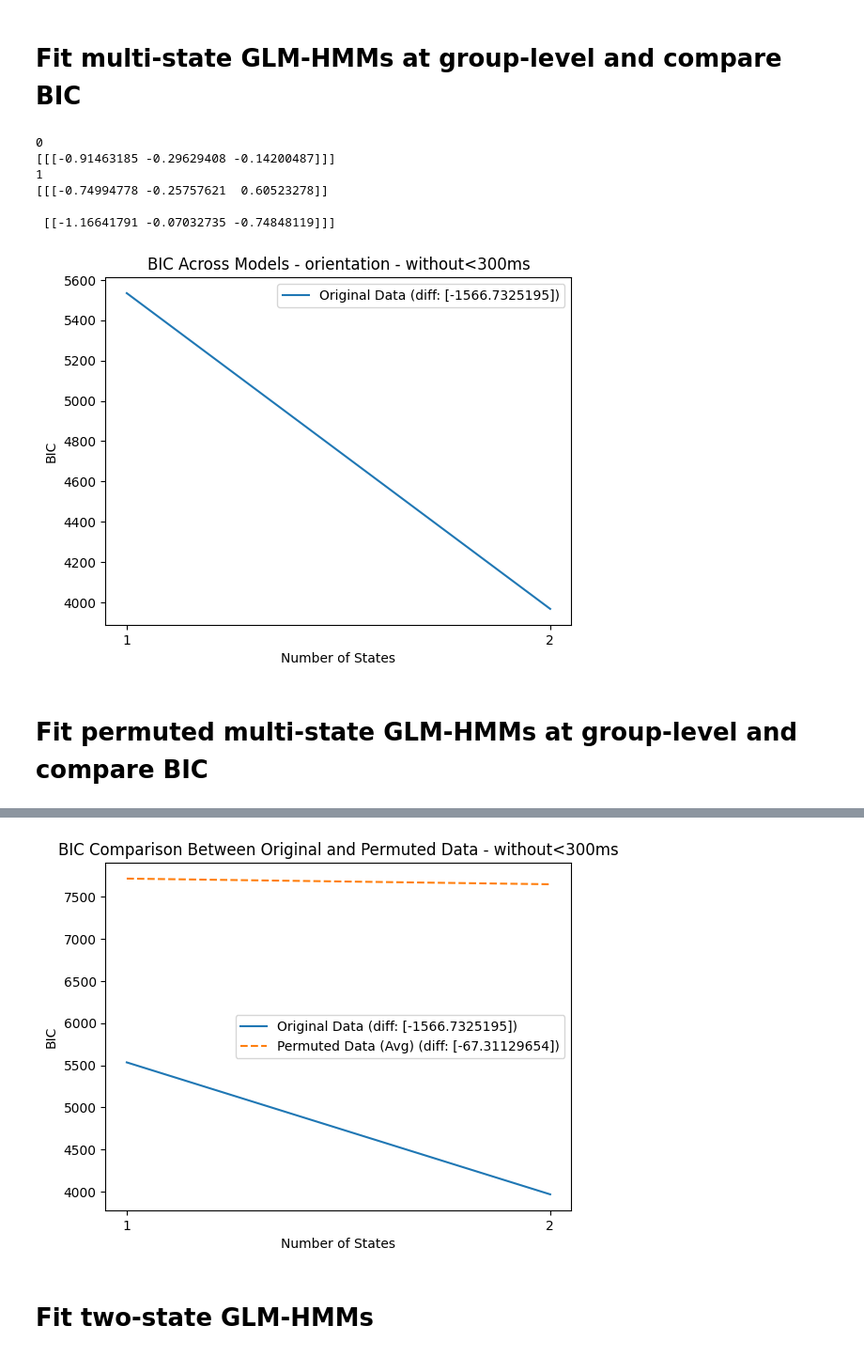
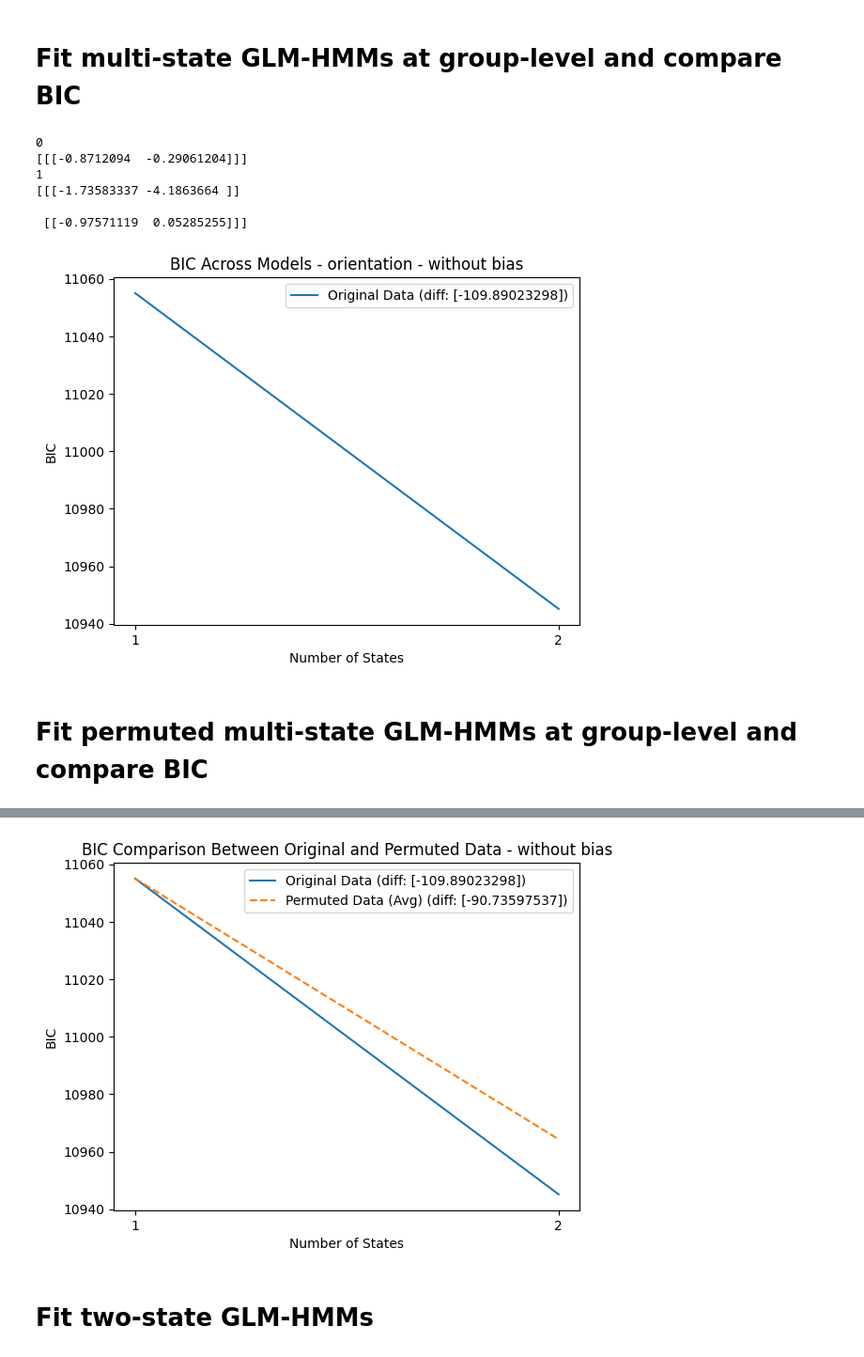
Before and after one commit to cocoltre/Visual-Perception, a Jupyter notebook: GLM_HMM_predictive_templates.ipynb, the cells around one changed output, grey strips where cells are left out. Shown at 94% size. Saved outputs shown, nothing was run; the diff lists cells and outputs as text; code cells hidden in the pictures.

```diff
--- a/GLM_HMM_predictive_templates.ipynb
+++ b/GLM_HMM_predictive_templates.ipynb
@@ -242,7 +242,7 @@ for load_idx in participants:
     new_inpts[:, 0] = this_data['theta'].copy()
     new_inpts[:, 1] = this_data['prev_resp'].copy()
     #new_inpts[:, 2] = this_data['previous_contrast'].copy()
-    new_inpts[:, 2] = np.ones(this_data.shape[0])
+    #new_inpts[:, 2] = np.ones(this_data.shape[0])
     inpts.append(new_inpts)
 
     new_choices = this_data['resp'].copy()
@@ -259,8 +259,8 @@ n_iter = 100
 transition_alpha = 1
 prior_sigma = 10
 
-#iter_array = np.full([n_iter, 2], np.nan)
-iter_array = np.full([n_iter, 3], np.nan)
+iter_array = np.full([n_iter, 2], np.nan)
+#iter_array = np.full([n_iter, 3], np.nan) #change_for_adding_bias
 for idx in range(n_iter):
 
     one_state_glmhmm = HMM(num_states, obs_dim, input_dim,
@@ -270,6 +270,6 @@ for idx in range(n_iter):
                     transition_kwargs=dict(alpha=transition_alpha, kappa=0))
     print(one_state_glmhmm.params)
     one_state_glmhmm.fit(choices, inputs=inpts, method="em", num_iters=N_iters, initialize = True, tolerance=10**-4, verbose = False)
-    #iter_array[idx,] = one_state_glmhmm.observations.params.reshape((1,2))
-    iter_array[idx,] = one_state_glmhmm.observations.params.reshape((1,3))
+    iter_array[idx,] = one_state_glmhmm.observations.params.reshape((1,2))
+    #iter_array[idx,] = one_state_glmhmm.observations.params.reshape((1,3)) #change_for_adding_bias
 # %% [output]
@@ -331,7 +332,7 @@ for state_idx in range(max_num_states):
     new_BIC = np.log(np.size(flattened_choices))*n_total_params - 2*compare_glmhmm.log_likelihood(choices, inputs=inpts)
 
     if save_data:
-        pd.DataFrame(np.append(new_BIC, np.concatenate(compare_glmhmm.observations.params))).to_csv(root_dir + '/HMM/without300ms/Full_model_outcome_states_' + str(state_idx + 1) + '.csv', index = False)
+        pd.DataFrame(np.append(new_BIC, np.concatenate(compare_glmhmm.observations.params))).to_csv(root_dir + '/HMM/withoutbias/Full_model_outcome_states_' + str(state_idx + 1) + '.csv', index = False)
 
     BIC = np.append(BIC, new_BIC)
     print(compare_glmhmm.observations.params)
@@ -340,28 +341,28 @@ df_BIC = pd.DataFrame({'BIC': BIC, 'num_states': np.arange(max_num_states) + 1})
 
 
 if save_data:
-    df_BIC.to_csv(root_dir + '/HMM/without300ms/BIC_across_models.csv', index = False)
+    df_BIC.to_csv(root_dir + '/HMM/withoutbias/BIC_across_models.csv', index = False)
 # %% [output]
 0
-[[[-0.91463185 -0.29629408 -0.14200487]]]
+[[[-0.8712094  -0.29061204]]]
 1
-[[[-0.74994778 -0.25757621  0.60523278]]
+[[[-1.73583337 -4.1863664 ]]
 
- [[-1.16641791 -0.07032735 -0.74848119]]]
+ [[-0.97571119  0.05285255]]]
 # %%
-df_BIC = pd.read_csv(root_dir + '/HMM/test_model/BIC_across_models.csv')
+df_BIC = pd.read_csv(root_dir + '/HMM/withoutbias/BIC_across_models.csv')
 bic_diff = np.diff(df_BIC.BIC)
 
 plt.plot(df_BIC['num_states'], df_BIC['BIC'], label=f'Original Data (diff: {bic_diff})')
-plt.title('BIC Across Models - orientation - without<300ms')
+plt.title('BIC Across Models - orientation - without bias') #change_for_adding_bias
 plt.xlabel('Number of States')
 plt.ylabel('BIC')
 plt.legend()
 plt.xticks([1, 2])
-plt.savefig(root_dir + '/plots/without300ms/BIC_across_models_orientation.png', bbox_inches='tight')
+plt.savefig(root_dir + '/plots/withoutbias/BIC_across_models_orientation.png', bbox_inches='tight')
 plt.show()
 # %% [output]
-[figure, old version]
+[figure, new version]
 # %% [markdown]
 # Fit permuted multi-state GLM-HMMs at group-level and compare BIC
 # %%
@@ -421,21 +422,21 @@ Permutation 99, State 1
 # %%
 # Average BIC across permutations
 df_BIC_permuted_avg = df_BIC_permuted.groupby('state_idx').agg({'BIC': 'mean'}).reset_index()
 bic_diff = np.diff(df_BIC['BIC'])
 bic_diff_permuted = np.diff(df_BIC_permuted_avg['BIC'])
 
 # Plotting
 plt.plot(df_BIC['num_states'], df_BIC['BIC'], label=f'Original Data (diff: {bic_diff})')
 plt.plot(df_BIC_permuted_avg['state_idx'], df_BIC_permuted_avg['BIC'], label=f'Permuted Data (Avg) (diff: {bic_diff_permuted})', linestyle='--')
 plt.xlabel('Number of States')
 plt.ylabel('BIC')
 plt.legend()
-plt.title('BIC Comparison Between Original and Permuted Data - without<300ms')
+plt.title('BIC Comparison Between Original and Permuted Data - without bias') #change_for_adding_bias
 plt.xticks([1, 2])
-plt.savefig(root_dir + '/plots/without300ms/BIC_comparison_orientation.png', bbox_inches='tight')
+plt.savefig(root_dir + '/plots/withoutbias/BIC_comparison_orientation.png', bbox_inches='tight')
 plt.show()
 # %% [output]
-[figure, old version]
+[figure, new version]
 # %% [markdown]
 # Fit two-state GLM-HMMs
 # %%
```
Also changed, not shown: parts of 20 cells of this notebook, 21 other files.
